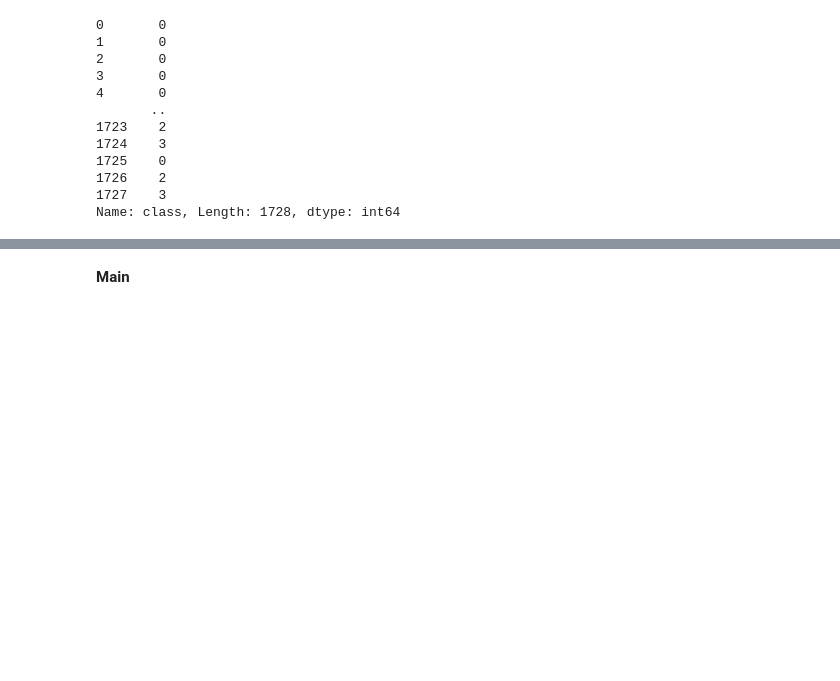
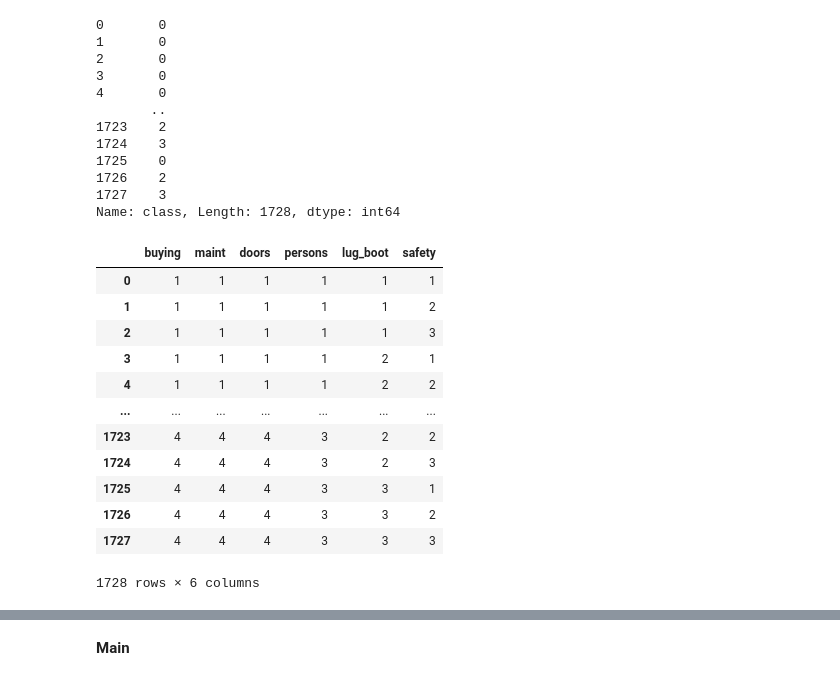
Before and after one commit to Drowsywolf/data2060, a Jupyter notebook: src/Main.ipynb, the cells around one changed output, grey strips where cells are left out. Cells and saved outputs as stored; diff of their text form; code cells hidden in the pictures; blank space fills up the shorter version.

```diff
--- a/src/Main.ipynb
+++ b/src/Main.ipynb
@@ -367,6 +371,28 @@ display(y)
 1726    2
 1727    3
 Name: class, Length: 1728, dtype: int64
+# %%
+import category_encoders as ce
+
+encoder = ce.OrdinalEncoder(cols=['buying', 'maint', 'doors', 'persons', 'lug_boot', 'safety'])
+
+
+X = encoder.fit_transform(X)
+X
+# %% [output]
+|  | buying | maint | doors | persons | lug_boot | safety |
+| 0 | 1 | 1 | 1 | 1 | 1 | 1 |
+| 1 | 1 | 1 | 1 | 1 | 1 | 2 |
+| 2 | 1 | 1 | 1 | 1 | 1 | 3 |
+| 3 | 1 | 1 | 1 | 1 | 2 | 1 |
+| 4 | 1 | 1 | 1 | 1 | 2 | 2 |
+| ... | ... | ... | ... | ... | ... | ... |
+| 1723 | 4 | 4 | 4 | 3 | 2 | 2 |
+| 1724 | 4 | 4 | 4 | 3 | 2 | 3 |
+| 1725 | 4 | 4 | 4 | 3 | 3 | 1 |
+| 1726 | 4 | 4 | 4 | 3 | 3 | 2 |
+| 1727 | 4 | 4 | 4 | 3 | 3 | 3 |
+1728 rows × 6 columns
 # %%
 # merge y and X
 yX = pd.concat([y, X], axis=1)
```
Also changed, not shown: parts of 7 cells of this notebook.
